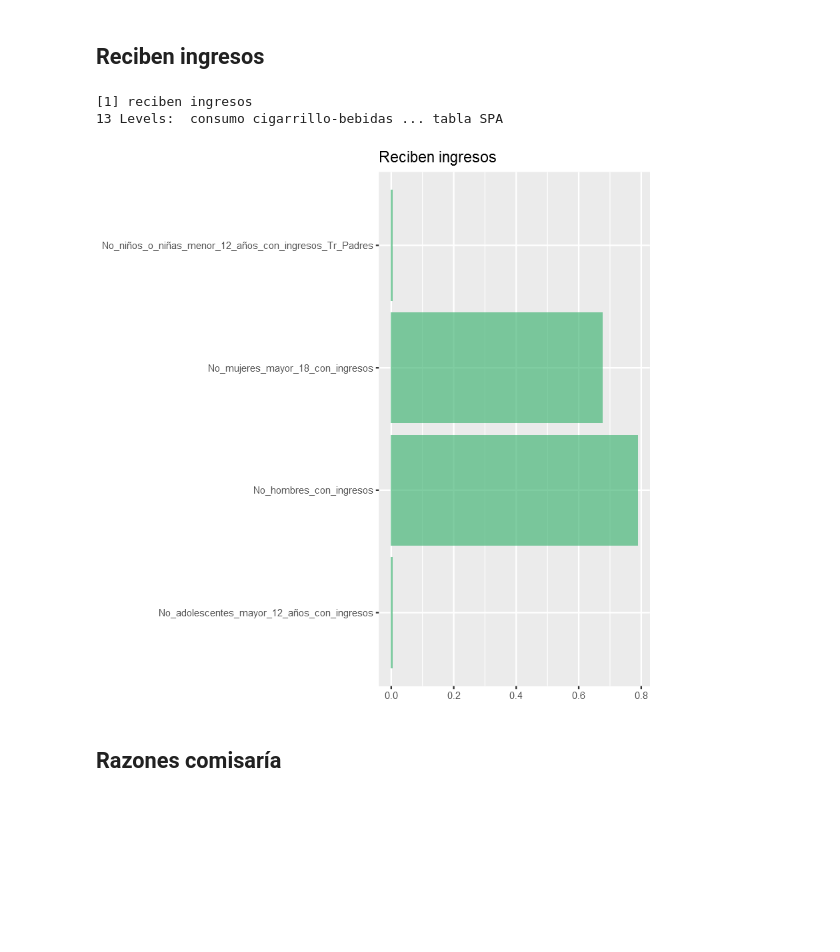
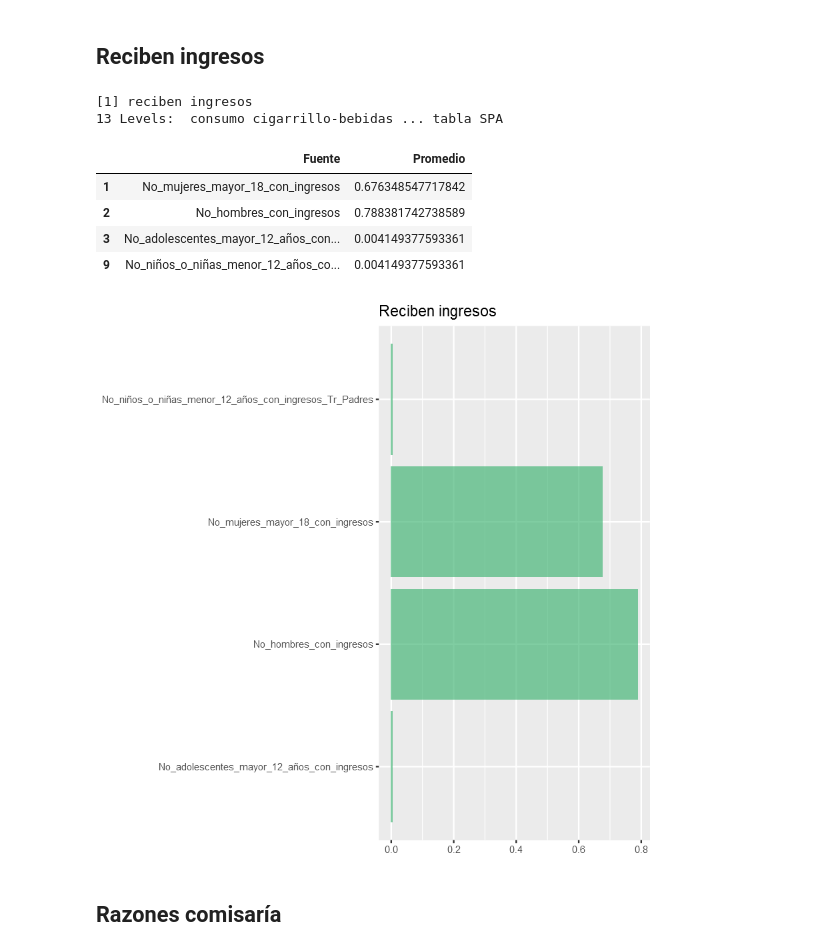
Before and after one commit to Yagwar/TAMD, a Jupyter notebook: Analisis encuestas.ipynb, the cells around one changed output. Cells and saved outputs as stored; diff of their text form; code cells hidden in the pictures; blank space fills up the shorter version.

```diff
--- a/Analisis encuestas.ipynb
+++ b/Analisis encuestas.ipynb
@@ -350,25 +324,32 @@ ggsave("Acceso a servicios.jpeg", width = size_pic_w, height = size_pic_h)
 # %%
 indx=2
 agrupar_tablas[indx]
 dtbl_ingr=data[,vars_estudiar$grups_vars==agrupar_tablas[indx]]
 colnames(dtbl_ingr)=vars_estudiar$React[vars_estudiar$grups_vars==agrupar_tablas[indx]]
 vars_info_ingr=vars_estudiar[vars_estudiar$grups_vars==agrupar_tablas[indx],]
 
 ingrss_prom=data.frame(colMeans(dtbl_ingr))
 colnames(ingrss_prom)="Promedio"
 ingrss_prom=data.frame(Fuente=rownames(ingrss_prom),Promedio=ingrss_prom$Promedio)
 ingrss_prom=ingrss_prom[ingrss_prom$Promedio>0,]
+ingrss_prom
+write.csv2(ingrss_prom,file="ingrss_prom.csv")
 
 ggplot(ingrss_prom,aes(x=Fuente,y=Promedio))+
 geom_bar(stat = "identity", alpha = .65,fill = "mediumseagreen")+
 theme(axis.title.x=element_blank())+
 theme(axis.title.y=element_blank())+
 coord_flip()+
 labs(title="Reciben ingresos")
 ggsave(paste(agrupar_tablas[indx],".jpeg"), width = size_pic_w, height = size_pic_h)
 # %% [output]
 [1] reciben ingresos
 13 Levels:  consumo cigarrillo-bebidas ... tabla SPA
+|  | Fuente | Promedio |
+| 1 | No_mujeres_mayor_18_con_ingresos | 0.676348547717842 |
+| 2 | No_hombres_con_ingresos | 0.788381742738589 |
+| 3 | No_adolescentes_mayor_12_años_con... | 0.004149377593361 |
+| 9 | No_niños_o_niñas_menor_12_años_co... | 0.004149377593361 |
 [figure]
 # %% [markdown]
 ## Razones comisaría
```
Also changed, not shown: parts of 10 cells of this notebook.
